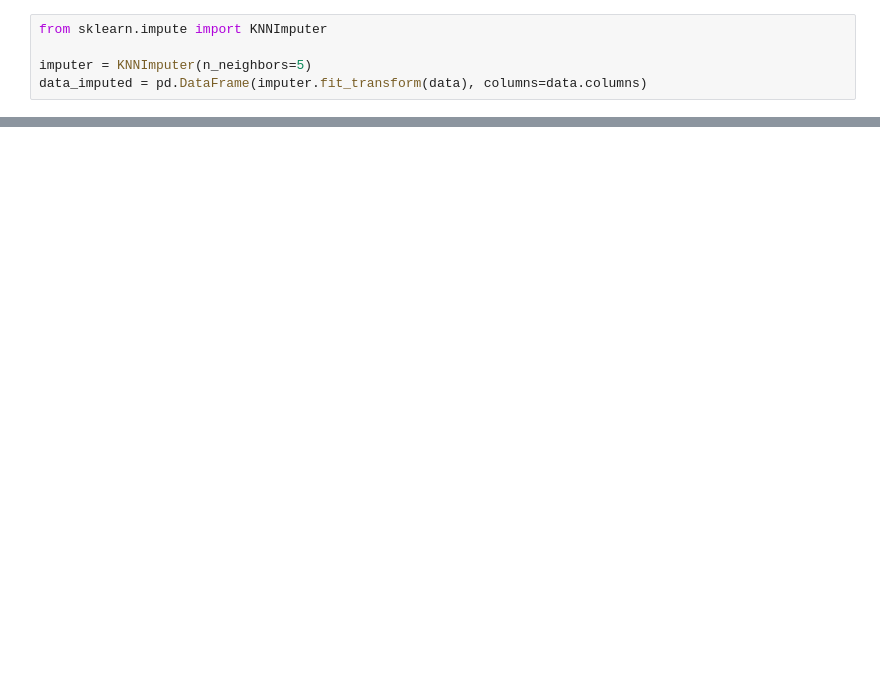
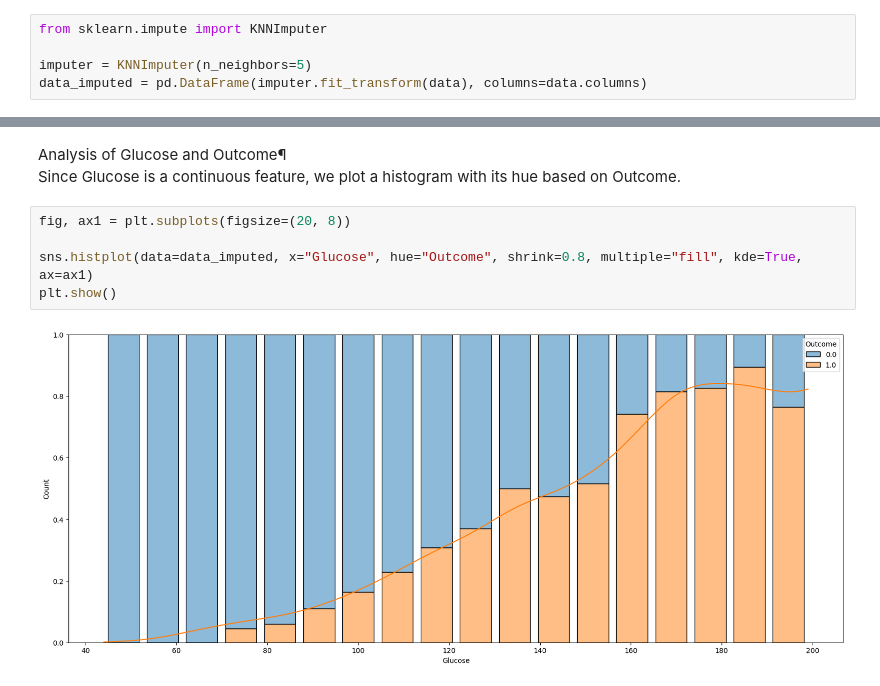
Before and after one commit to Zakirza/Diabetes-Prediction, a Jupyter notebook: EDA.ipynb, the cells around one changed output, grey strips where cells are left out. Saved outputs shown, nothing was run; the diff lists cells and outputs as text; blank space fills up the shorter version.

```diff
--- a/EDA.ipynb
+++ b/EDA.ipynb
@@ -202,0 +169,10 @@ dtype: int64
+# %% [markdown]
+Analysis of Glucose and Outcome¶<br>
+Since Glucose is a continuous feature, we plot a histogram with its hue based on Outcome.
+# %%
+fig, ax1 = plt.subplots(figsize=(20, 8))
+
+sns.histplot(data=data_imputed, x="Glucose", hue="Outcome", shrink=0.8, multiple="fill", kde=True, ax=ax1)
+plt.show()
+# %% [output]
+[figure, added]
```
Also changed, not shown: parts of 37 cells of this notebook, 43 other files.
